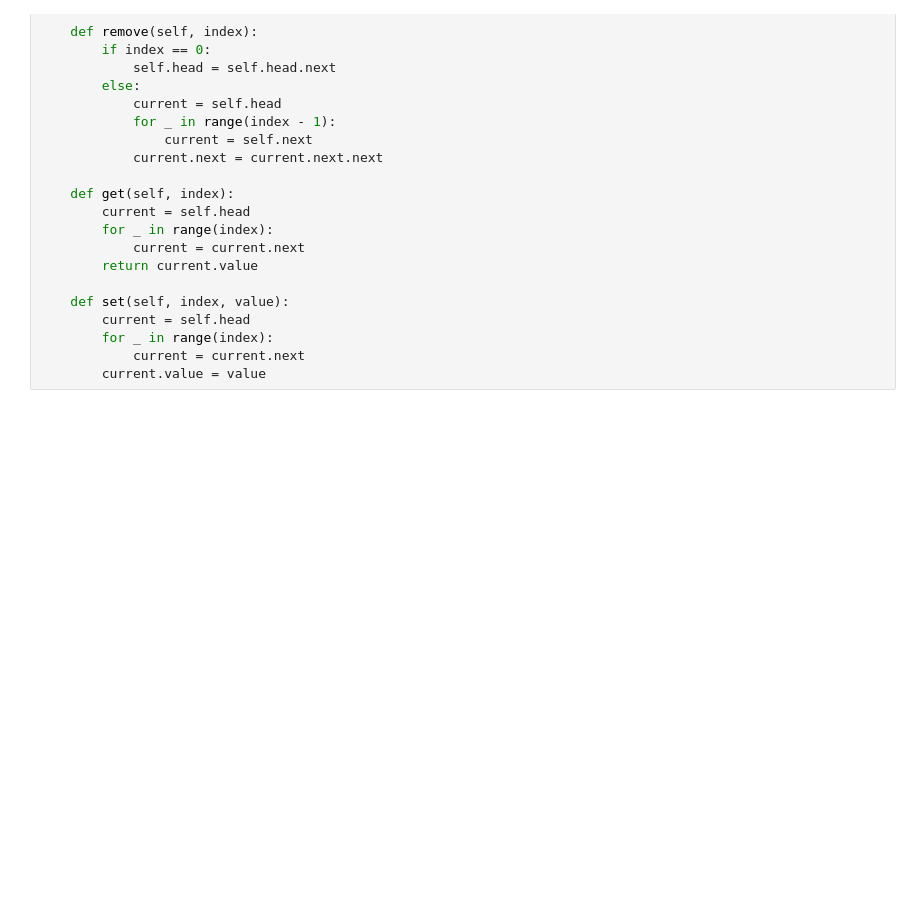
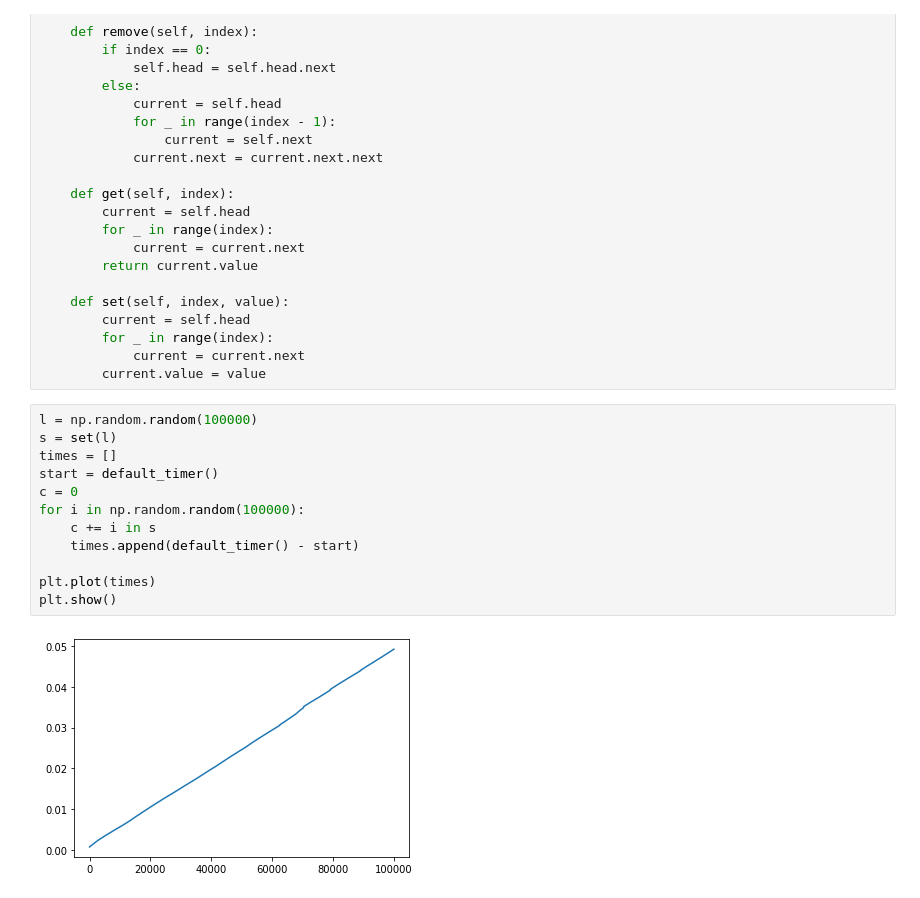
Before and after one commit to codingtenshi/SDA, a Jupyter notebook: aisd.ipynb, the cells around one changed output. Drawn from its saved outputs; the diff is of its cells as text; blank space fills up the shorter version.

```diff
--- a/aisd.ipynb
+++ b/aisd.ipynb
@@ -825,3 +826,17 @@ class LinkedList:
         for _ in range(index):
             current = current.next
         current.value = value
+# %%
+l = np.random.random(100000)
+s = set(l)
+times = []
+start = default_timer()
+c = 0
+for i in np.random.random(100000):
+    c += i in s
+    times.append(default_timer() - start)
+
+plt.plot(times)
+plt.show()
+# %% [output]
+[figure, added]
```
Also changed, not shown: parts of 17 cells of this notebook.
